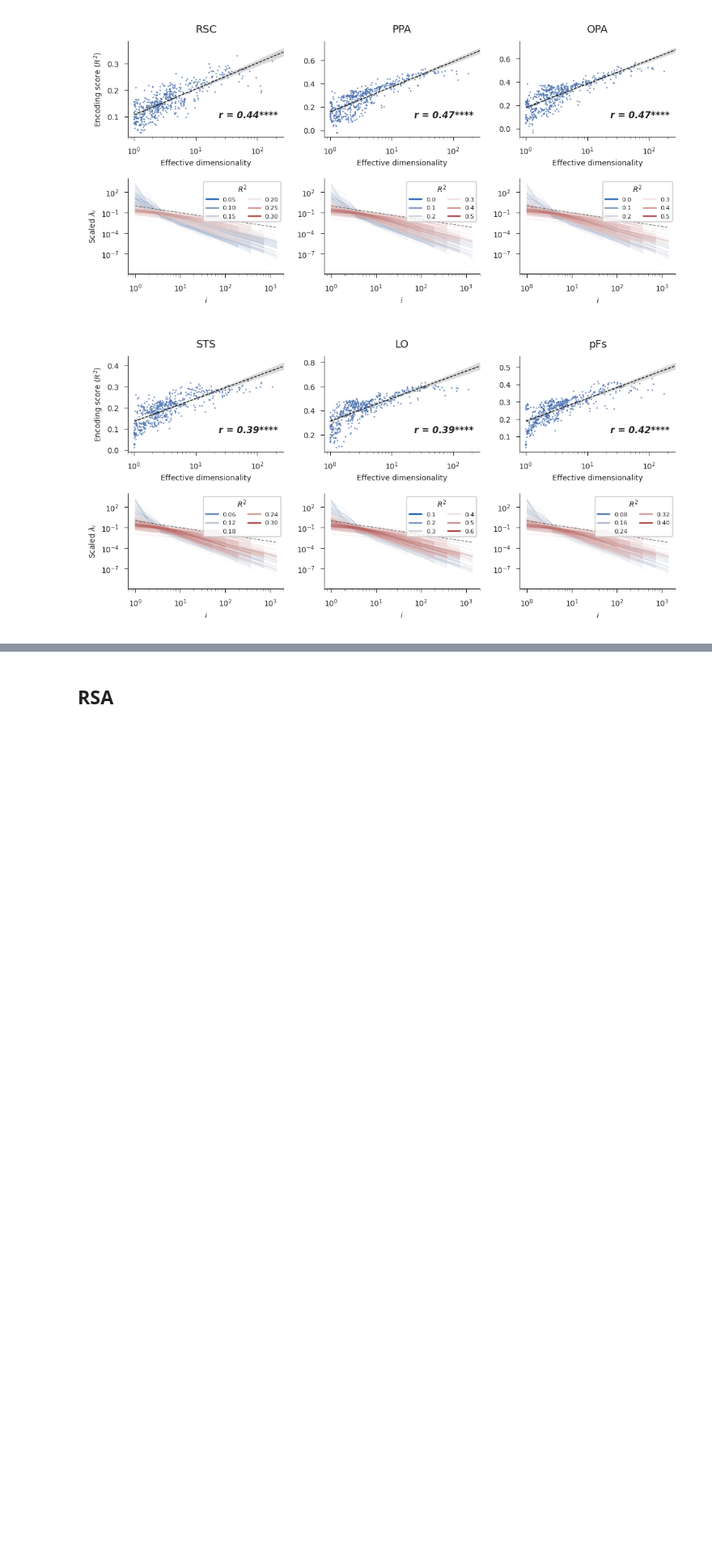
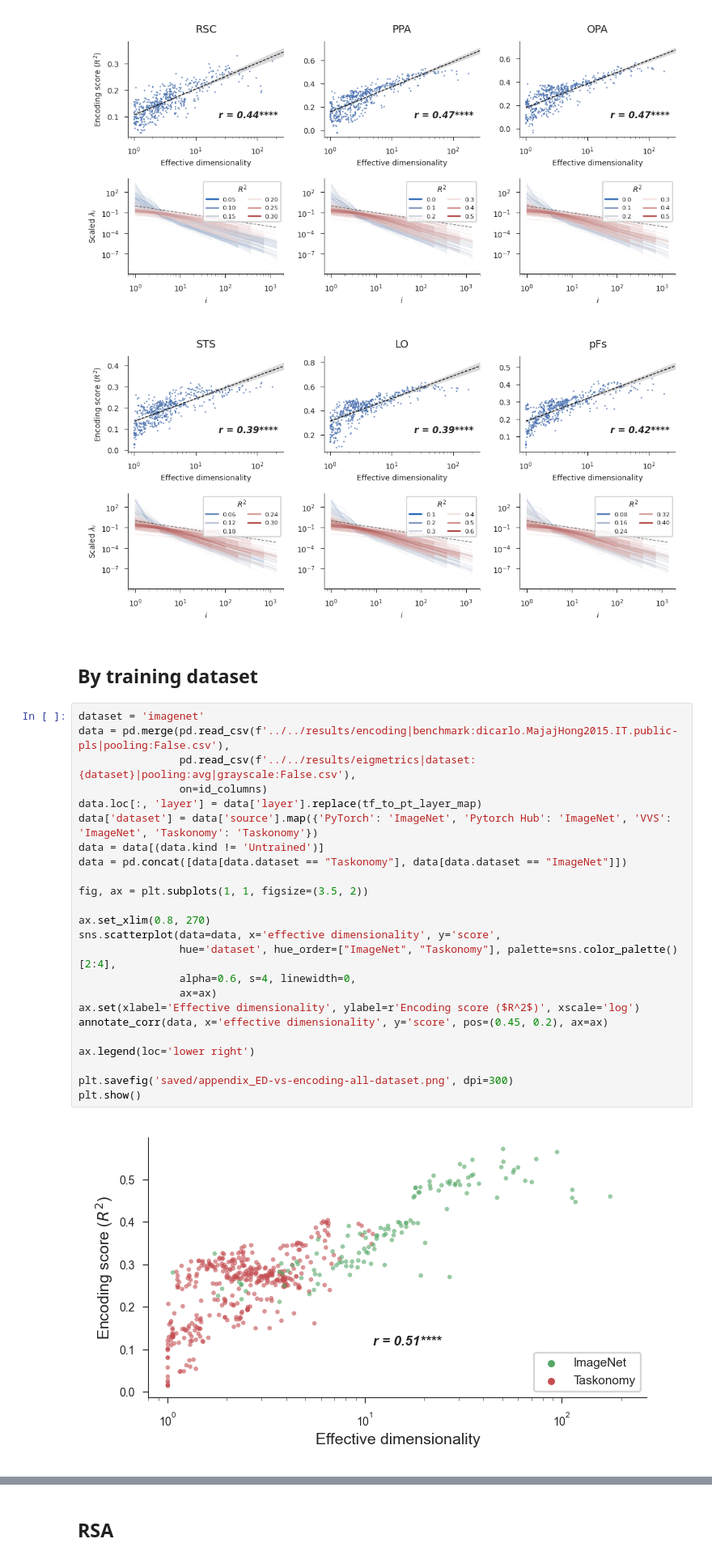
Before and after one commit to EricElmoznino/encoder_dimensionality, a Jupyter notebook: figures/manuscript/results.ipynb, the cells around one changed output, grey strips where cells are left out. Shown at 81% size. Cells and saved outputs as stored; diff of their text form; blank space fills up the shorter version.

```diff
--- a/figures/manuscript/results.ipynb
+++ b/figures/manuscript/results.ipynb
@@ -951,3 +953,31 @@ for k, regions in enumerate(all_regions):
 [figure]
 [figure]
 [figure]
+# %% [markdown]
+## By training dataset
+# %%
+dataset = 'imagenet'
+data = pd.merge(pd.read_csv(f'../../results/encoding|benchmark:dicarlo.MajajHong2015.IT.public-pls|pooling:False.csv'),
+                pd.read_csv(f'../../results/eigmetrics|dataset:{dataset}|pooling:avg|grayscale:False.csv'),
+                on=id_columns)
+data.loc[:, 'layer'] = data['layer'].replace(tf_to_pt_layer_map)
+data['dataset'] = data['source'].map({'PyTorch': 'ImageNet', 'Pytorch Hub': 'ImageNet', 'VVS': 'ImageNet', 'Taskonomy': 'Taskonomy'})
+data = data[(data.kind != 'Untrained')]
+data = pd.concat([data[data.dataset == "Taskonomy"], data[data.dataset == "ImageNet"]])
+
+fig, ax = plt.subplots(1, 1, figsize=(3.5, 2))
+
+ax.set_xlim(0.8, 270)
+sns.scatterplot(data=data, x='effective dimensionality', y='score',
+                hue='dataset', hue_order=["ImageNet", "Taskonomy"], palette=sns.color_palette()[2:4],
+                alpha=0.6, s=4, linewidth=0,
+                ax=ax)
+ax.set(xlabel='Effective dimensionality', ylabel=r'Encoding score ($R^2$)', xscale='log')
+annotate_corr(data, x='effective dimensionality', y='score', pos=(0.45, 0.2), ax=ax)
+
+ax.legend(loc='lower right')
+
+plt.savefig('saved/appendix_ED-vs-encoding-all-dataset.png', dpi=300)
+plt.show()
+# %% [output]
+[figure, added]
```
Also changed, not shown: parts of 6 cells of this notebook, 10 other files.
